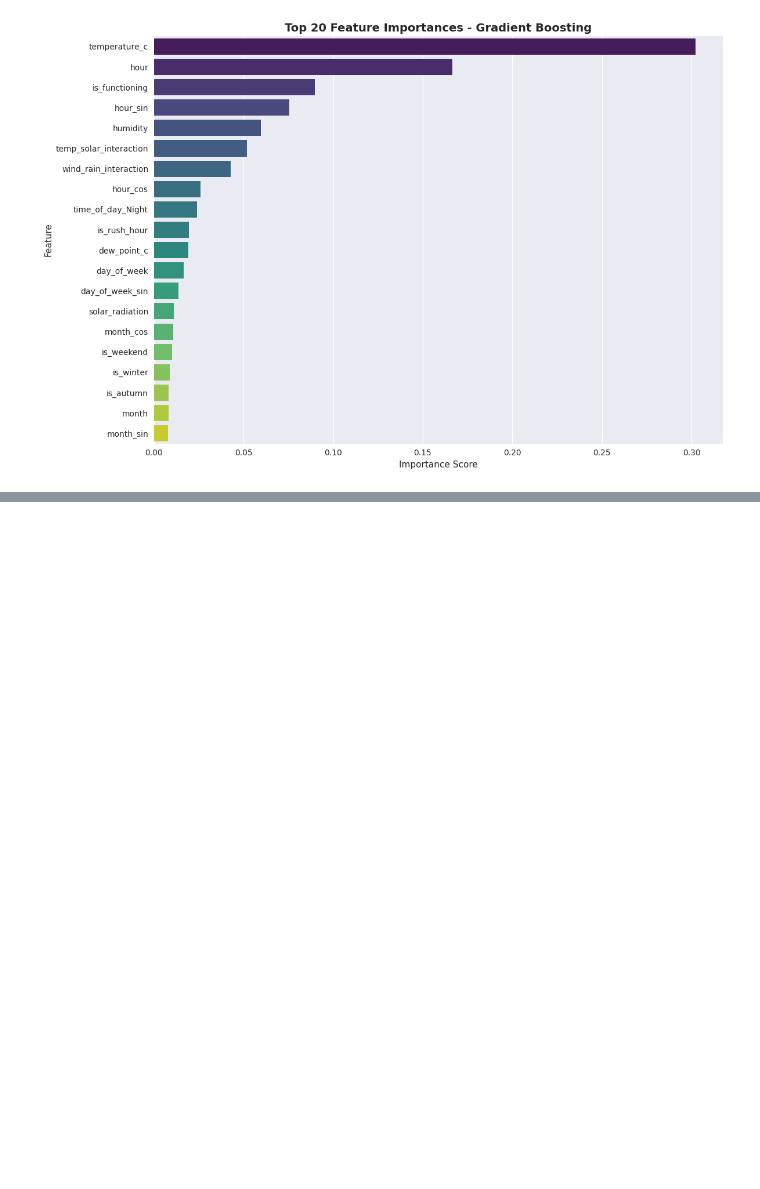
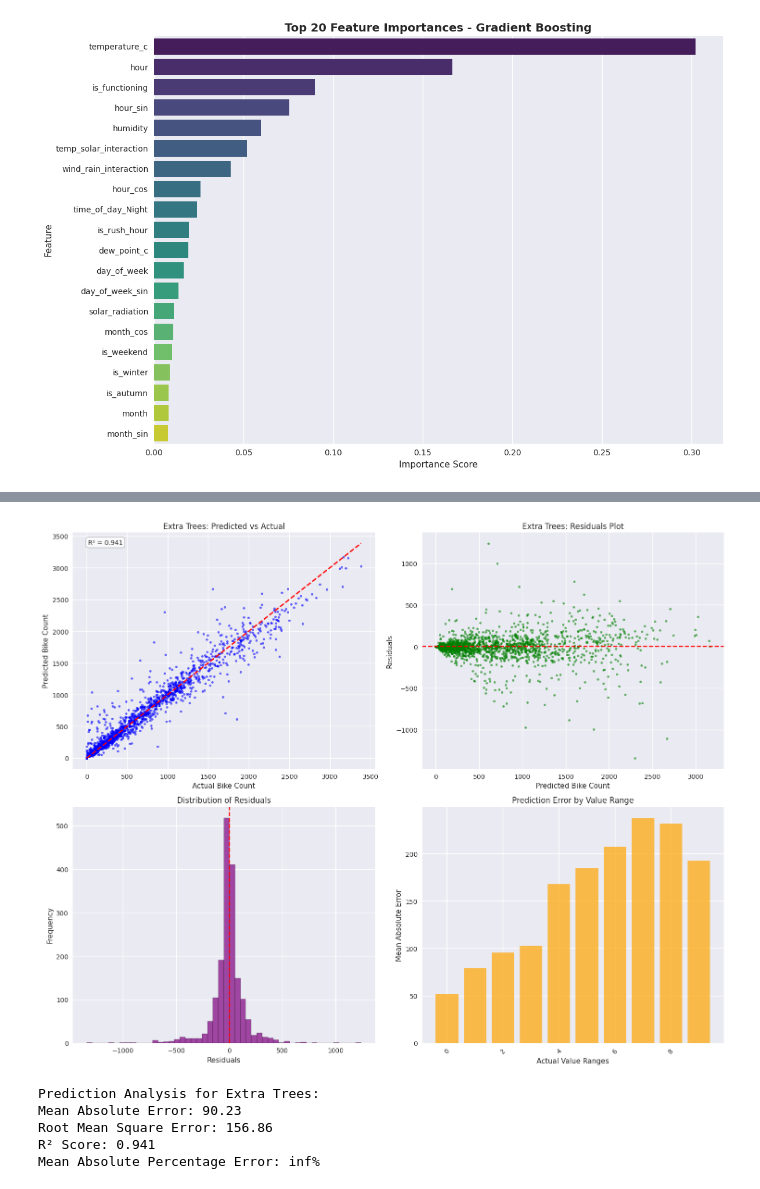
Before and after one commit to EbEmad/Bike-Sharing-Prediction-ML-Pipeline, a Jupyter notebook: notebook/Models.ipynb, the cells around one changed output, grey strips where cells are left out. Saved outputs shown, nothing was run; the diff lists cells and outputs as text; code cells hidden in the pictures; blank space fills up the shorter version.

Commit message:
compolete models step and processing

```diff
--- a/notebook/Models.ipynb
+++ b/notebook/Models.ipynb
@@ -531,0 +635,11 @@ def hyperparameter_tuning(X_train, y_train, model_name='Random Forest'):
+# %%
+# Analyze predictions for the best model
+best_model=trained_models[best_model_name]
+y_pred_best=analyze_predictions(best_model, X_test, y_test, best_model_name, scaler)
+# %% [output]
+[figure, added]
+Prediction Analysis for Extra Trees:
+Mean Absolute Error: 90.23
+Root Mean Square Error: 156.86
+R² Score: 0.941
+Mean Absolute Percentage Error: inf%
```
Also changed, not shown: parts of 6 cells of this notebook.
